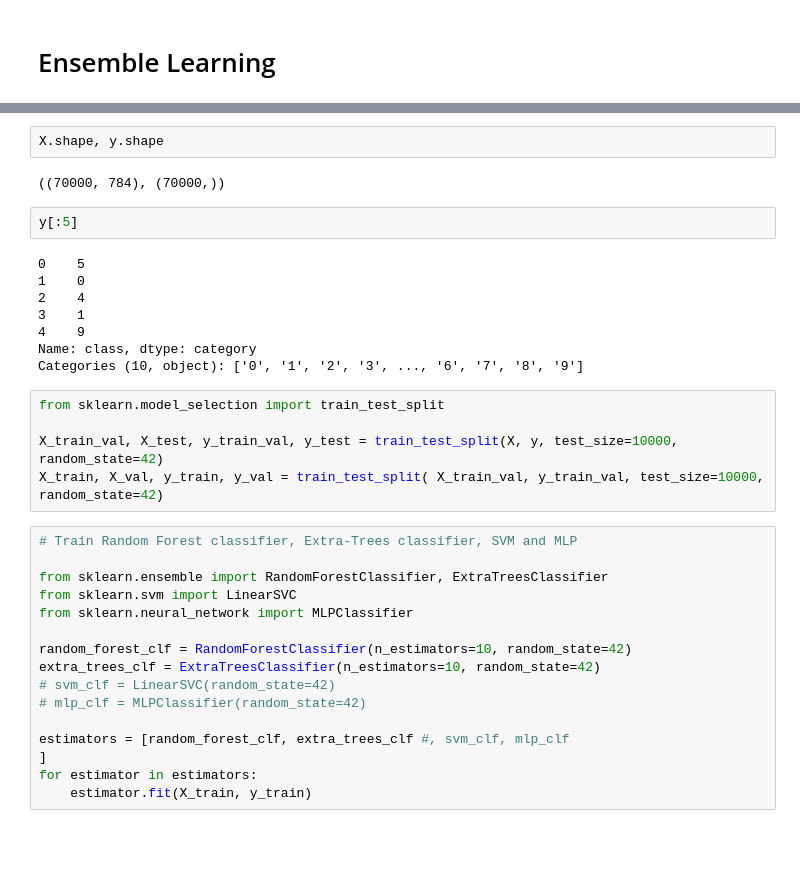
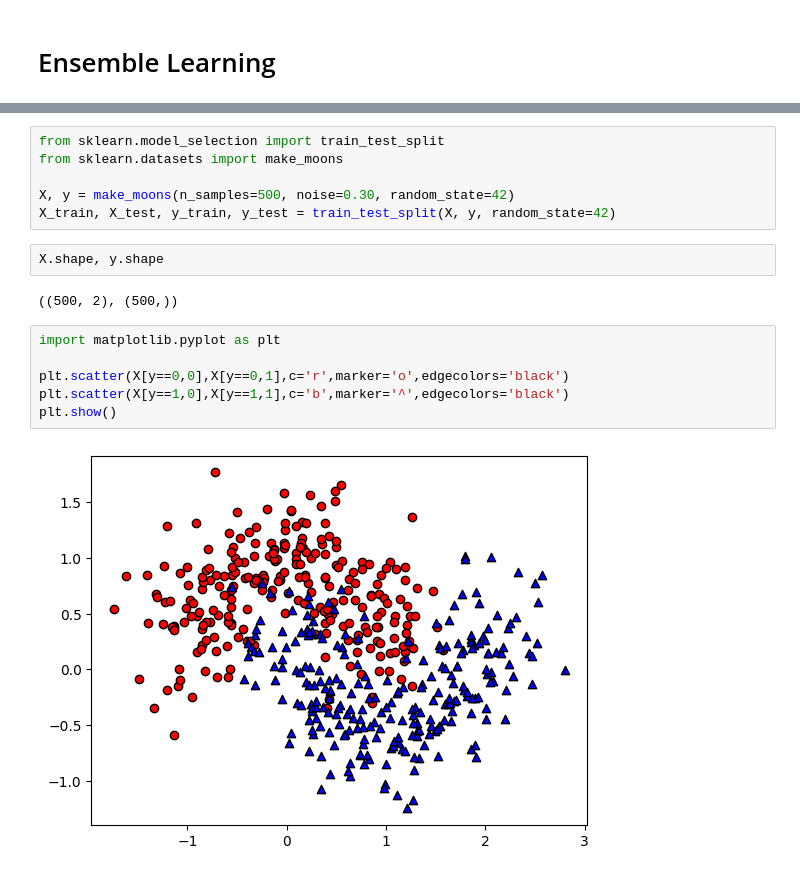
Before and after one commit to xiangshiyin/machine-learning-for-actuarial-science, a Jupyter notebook: 2025-spring/week11/notebook/demo.ipynb, the cells around one changed output, grey strips where cells are left out. Drawn from its saved outputs; the diff is of its cells as text; blank space fills up the shorter version.

```diff
--- a/2025-spring/week11/notebook/demo.ipynb
+++ b/2025-spring/week11/notebook/demo.ipynb
@@ -11,35 +48,18 @@ X, y = mnist.data, mnist.target
+# %%
+from sklearn.model_selection import train_test_split
+from sklearn.datasets import make_moons
+
+X, y = make_moons(n_samples=500, noise=0.30, random_state=42)
+X_train, X_test, y_train, y_test = train_test_split(X, y, random_state=42)
 # %%
 X.shape, y.shape
 # %% [output]
-((70000, 784), (70000,))
+((500, 2), (500,))
-# %%
-y[:5]
-# %% [output]
-0    5
-1    0
-2    4
-3    1
-4    9
-Name: class, dtype: category
-Categories (10, object): ['0', '1', '2', '3', ..., '6', '7', '8', '9']
-# %%
-from sklearn.model_selection import train_test_split
-
-X_train_val, X_test, y_train_val, y_test = train_test_split(X, y, test_size=10000, random_state=42)
-X_train, X_val, y_train, y_val = train_test_split( X_train_val, y_train_val, test_size=10000, random_state=42)
-# %%
-# Train Random Forest classifier, Extra-Trees classifier, SVM and MLP
-
-from sklearn.ensemble import RandomForestClassifier, ExtraTreesClassifier
-from sklearn.svm import LinearSVC
-from sklearn.neural_network import MLPClassifier
-
-random_forest_clf = RandomForestClassifier(n_estimators=10, random_state=42)
-extra_trees_clf = ExtraTreesClassifier(n_estimators=10, random_state=42)
-# svm_clf = LinearSVC(random_state=42)
-# mlp_clf = MLPClassifier(random_state=42)
-
-estimators = [random_forest_clf, extra_trees_clf #, svm_clf, mlp_clf
-]
-for estimator in estimators:
-    estimator.fit(X_train, y_train)
+# %%
+import matplotlib.pyplot as plt
+
+plt.scatter(X[y==0,0],X[y==0,1],c='r',marker='o',edgecolors='black')
+plt.scatter(X[y==1,0],X[y==1,1],c='b',marker='^',edgecolors='black')
+plt.show()
+# %% [output]
+[figure, added]
```
Also changed, not shown: parts of 29 cells of this notebook, 5 other files.
